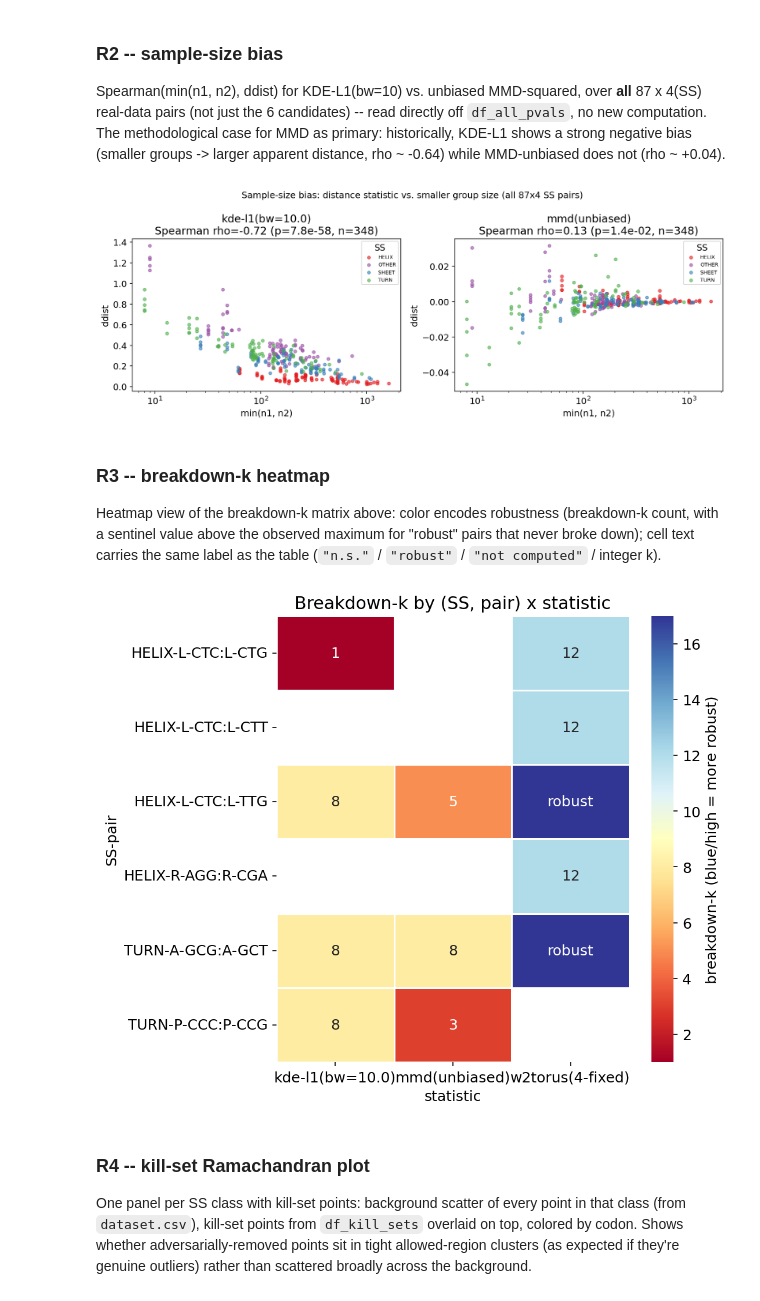
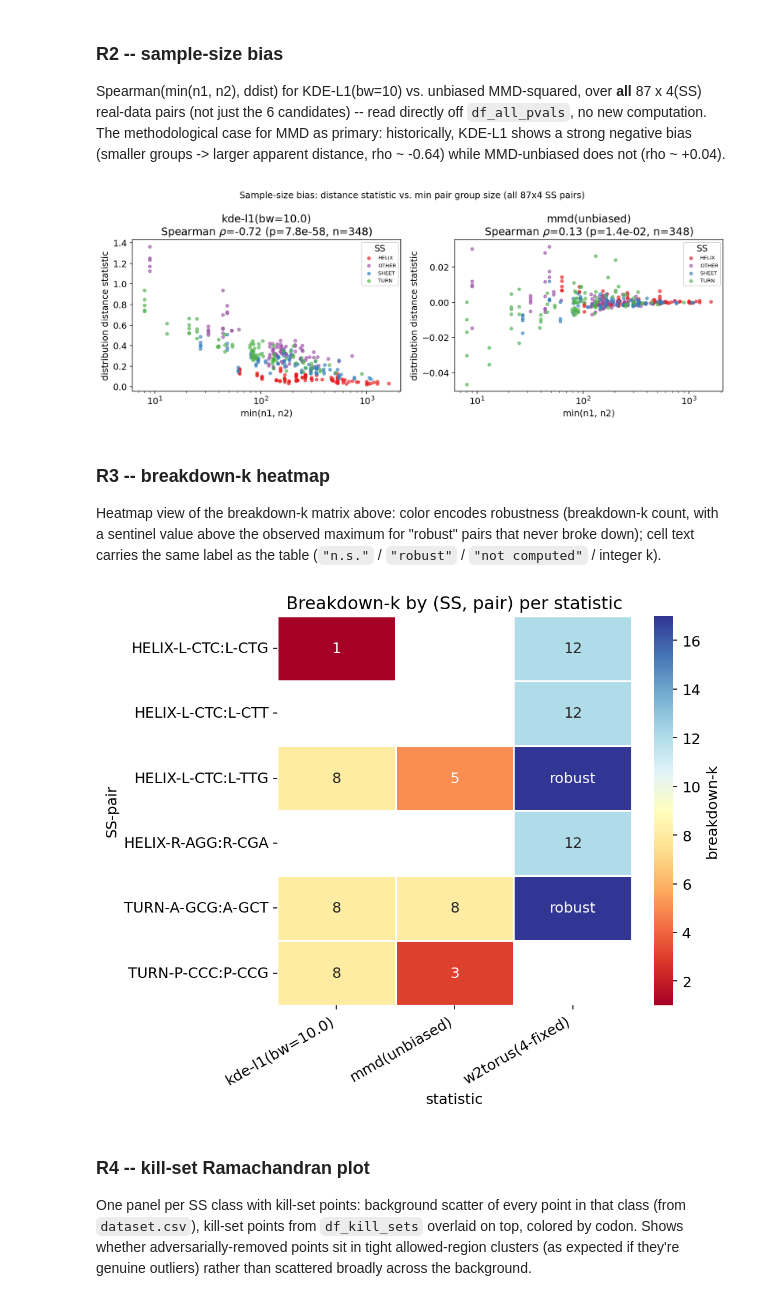
Before and after one commit to vistalab-technion/pp5, a Jupyter notebook: notebooks/pnas2026/robustness-figures.ipynb, the cells around one changed output. Cells and saved outputs as stored; diff of their text form; code cells hidden in the pictures.

```diff
--- a/notebooks/pnas2026/robustness-figures.ipynb
+++ b/notebooks/pnas2026/robustness-figures.ipynb
@@ -22,10 +22,8 @@ from joblib import Parallel, delayed
 from tqdm.auto import tqdm
 
 sys.path.insert(0, ".")
-sys.path.insert(0, str(Path("../../scripts/pnas2026").resolve()))
 
 from _pnas2026_common import LABELLED_TAGS, compute_bh_rejections, load_all_pvals
-from _common import SEED
 
 from pp5.analysis import DSSP_TO_SS_TYPE
 from pp5.dihedral import flat_torus_distance
@@ -37,6 +35,7 @@ from pp5.stats.controls import (
     null_control_summary,
 )
 
+SEED = 12345
 FDR = 0.05
 K_PERM = (
     5000  # permutations for real-pair baseline p-values and breakdown-k checkpoints
@@ -76,7 +75,7 @@ BREAKDOWN_ARMS = [
 # the joined table, and the combined kill-set/provenance table) lands here, keyed
 # by name -- re-running the notebook reuses them (per FORCE_RECOMPUTE above)
 # instead of recomputing from scratch.
-OUT_DIR = Path("../../out/pnas2026/robustness").resolve()
+OUT_DIR = Path("../../out/pnas-2026/robustness").resolve()
 OUT_DIR.mkdir(parents=True, exist_ok=True)
 # %% [markdown]
 ## Load p-values
@@ -1059,18 +1058,15 @@ else:
                     & (df_breakdown_all["pair"] == pair)
                     & (df_breakdown_all["statistic"] == arm)
                 ].iloc[0]
-                label = (
-                    f"{arm}  (AA+SS={row['aass_frac_sig']:.0%}, "
-                    f"pooled={row['pooled_frac_sig']:.0%})"
-                )
+                label = f"{arm}"
 
                 ax.plot(traj["k"], traj["p"], marker="o", color=color, label=label)
                 ax.axhline(thresh, color=color, ls="--", lw=1, alpha=0.6)
 
-            ax.set_yscale("log")
+            # ax.set_yscale("log")
             ax.set_xlabel("k (observations removed)")
             ax.set_ylabel("p-value")
-            ax.set_title(f"{ss}  {pair}", color=ss_colors.get(ss, "black"))
+            ax.set_title(f"{ss}  {pair}")
             ax.legend(fontsize=7)
 
         for ax in axes[len(pairs_with_trajectories) :]:
@@ -1115,21 +1111,22 @@ with mpl.style.context(PP5_MPL_STYLE, after_reset=False):
             )
         ax.set_xscale("log")
         ax.set_xlabel("min(n1, n2)")
-        ax.set_ylabel("ddist")
+        ax.set_ylabel("distribution distance statistic")
         ax.set_title(
-            f"{stat}\nSpearman rho={rho:.2f} (p={spearman_p:.1e}, n={len(sub)})"
+            f"{stat}\nSpearman "
+            rf"$\rho$={rho:.2f} (p={spearman_p:.1e}, n={len(sub)})"
         )
         ax.legend(fontsize=7, title="SS")
 
     fig.suptitle(
-        "Sample-size bias: distance statistic vs. smaller group size (all 87x4 SS pairs)",
+        "Sample-size bias: distance statistic vs. min pair group size (all 87x4 SS pairs)",
         fontsize=12,
     )
     plt.tight_layout()
     fig.savefig(OUT_DIR / "r2_sample_size_bias.pdf")
     plt.show()
 # %% [output]
-[figure, old version]
+[figure, new version]
 # %% [markdown]
 ### R3 -- breakdown-k heatmap
 
@@ -1141,36 +1138,38 @@ integer k).
 _max_bk = df_breakdown_all["breakdown_k"].max()
 _robust_sentinel = (_max_bk if pd.notna(_max_bk) else 0) + 5
 
 _is_sig = df_breakdown_all["significant"].eq(True)
 df_breakdown_all["_heatmap_value"] = np.where(
     _is_sig, df_breakdown_all["breakdown_k"].fillna(_robust_sentinel), np.nan
 )
 
 mat_color = df_breakdown_all.pivot_table(
     index=["SS", "pair"], columns="statistic", values="_heatmap_value", aggfunc="first"
 )
 mat_label = df_breakdown_k_matrix.reindex_like(mat_color)
 
 with mpl.style.context(PP5_MPL_STYLE, after_reset=False):
     fig, ax = plt.subplots(
         figsize=(1.8 * mat_color.shape[1] + 2, 0.7 * mat_color.shape[0] + 2)
     )
     sns.heatmap(
         mat_color,
         annot=mat_label.values,
         fmt="",
         cmap="RdYlBu",
         linewidths=0.5,
         linecolor="white",
         ax=ax,
-        cbar_kws={"label": "breakdown-k (blue/high = more robust)"},
+        cbar_kws={"label": "breakdown-k"},
     )
-    ax.set_title("Breakdown-k by (SS, pair) x statistic")
+    ax.set_title("Breakdown-k by (SS, pair) per statistic")
+    # rotate the x-axis labels to avoid overlap
+    ax.set_xticklabels(ax.get_xticklabels(), rotation=30, ha="right")
     plt.tight_layout()
     fig.savefig(OUT_DIR / "r3_breakdown_k_heatmap.pdf")
     plt.show()
 # %% [output]
-[figure, old version]
+[figure, new version]
 # %% [markdown]
 ### R4 -- kill-set Ramachandran plot
 
```
Also changed, not shown: parts of 2 cells of this notebook.
